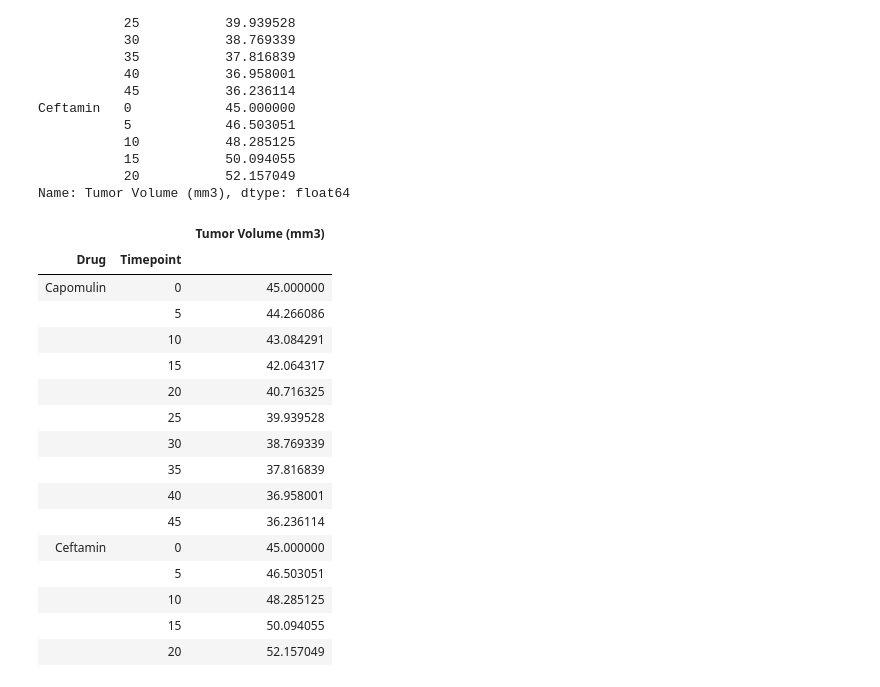
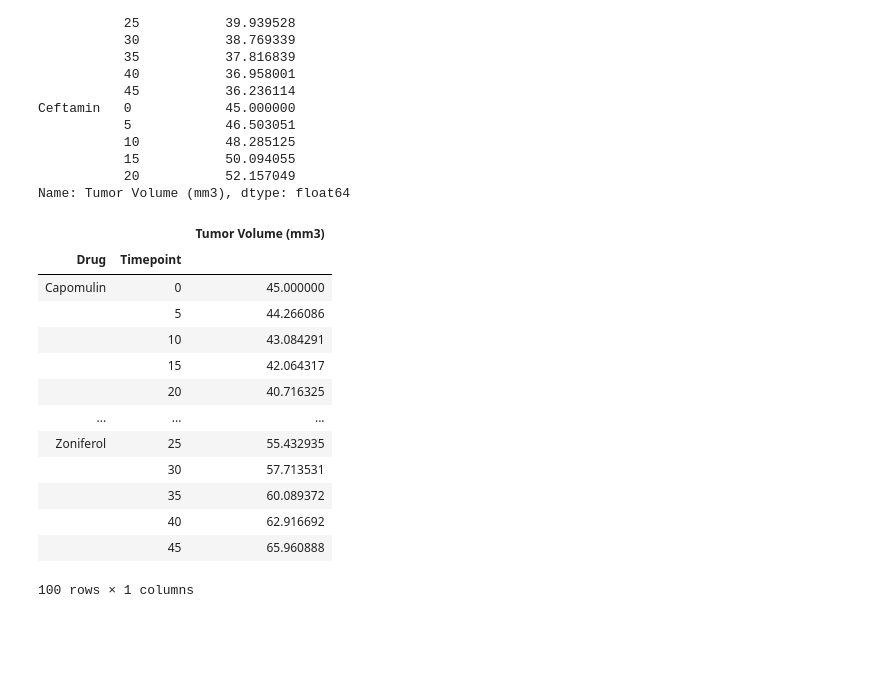
Before and after one commit to ejmayer/matplotlib-challenge, a Jupyter notebook: Pymaceuticals.ipynb, the cells around one changed output. Saved outputs shown, nothing was run; the diff lists cells and outputs as text; code cells hidden in the pictures; blank space fills up the shorter version.

```diff
--- a/Pymaceuticals.ipynb
+++ b/Pymaceuticals.ipynb
@@ -54,8 +56,8 @@ merged_file.shape
 (1906, 5)
 # %%
 # Store the Mean Tumor Volume Data Grouped by Drug and Timepoint
-volume_by_drug_time = merged_file.groupby(['Drug', 'Timepoint'])['Tumor Volume (mm3)'].mean()
-volume_by_drug_time.head(15)
+tumor_volume_gr = merged_file.groupby(['Drug', 'Timepoint'])['Tumor Volume (mm3)'].mean()
+tumor_volume_gr.head(15)
 # %% [output]
 Drug       Timepoint
 Capomulin  0            45.000000
@@ -76,25 +78,20 @@ Ceftamin   0            45.000000
 Name: Tumor Volume (mm3), dtype: float64
 # %%
 # Convert to DataFrame
-avg_tumor_vol = pd.DataFrame(volume_by_drug_time)
-
-# Preview DataFrame
-avg_tumor_vol.head(15)
+avg_tumor_vol = pd.DataFrame(tumor_volume_gr)
+avg_tumor_vol
 # %% [output]
 |  |  | Tumor Volume (mm3) |
 | Drug | Timepoint |  |
 | Capomulin | 0 | 45.000000 |
 |  | 5 | 44.266086 |
 |  | 10 | 43.084291 |
 |  | 15 | 42.064317 |
 |  | 20 | 40.716325 |
-|  | 25 | 39.939528 |
-|  | 30 | 38.769339 |
-|  | 35 | 37.816839 |
-|  | 40 | 36.958001 |
-|  | 45 | 36.236114 |
-| Ceftamin | 0 | 45.000000 |
-|  | 5 | 46.503051 |
-|  | 10 | 48.285125 |
-|  | 15 | 50.094055 |
-|  | 20 | 52.157049 |
+| ... | ... | ... |
+| Zoniferol | 25 | 55.432935 |
+|  | 30 | 57.713531 |
+|  | 35 | 60.089372 |
+|  | 40 | 62.916692 |
+|  | 45 | 65.960888 |
+100 rows × 1 columns
```
Also changed, not shown: parts of 37 cells of this notebook.
